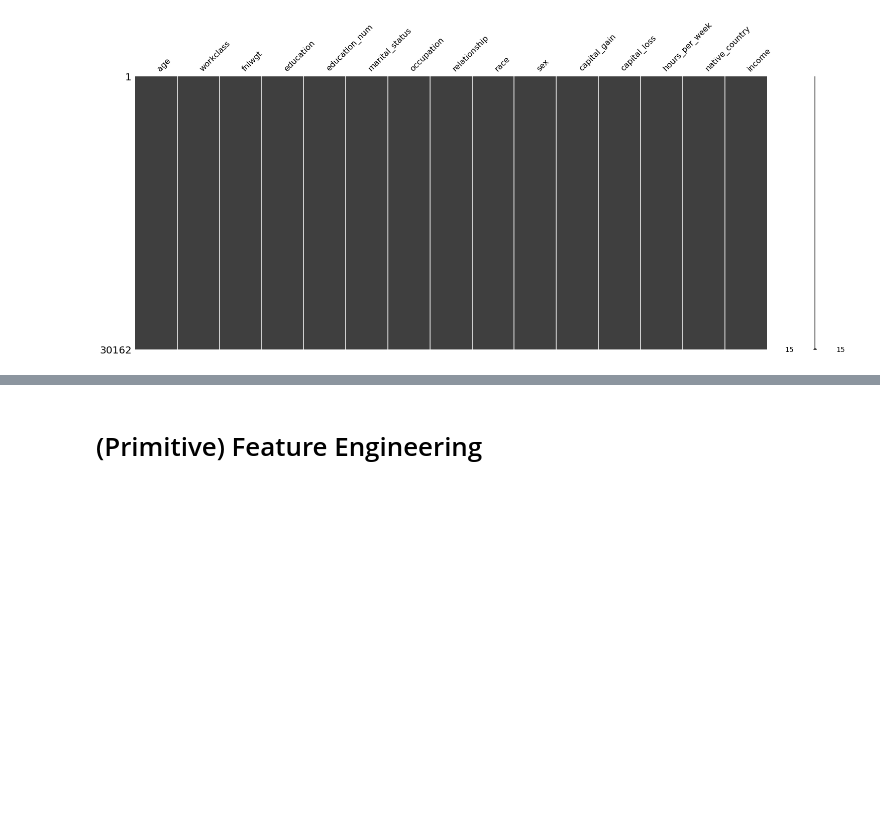
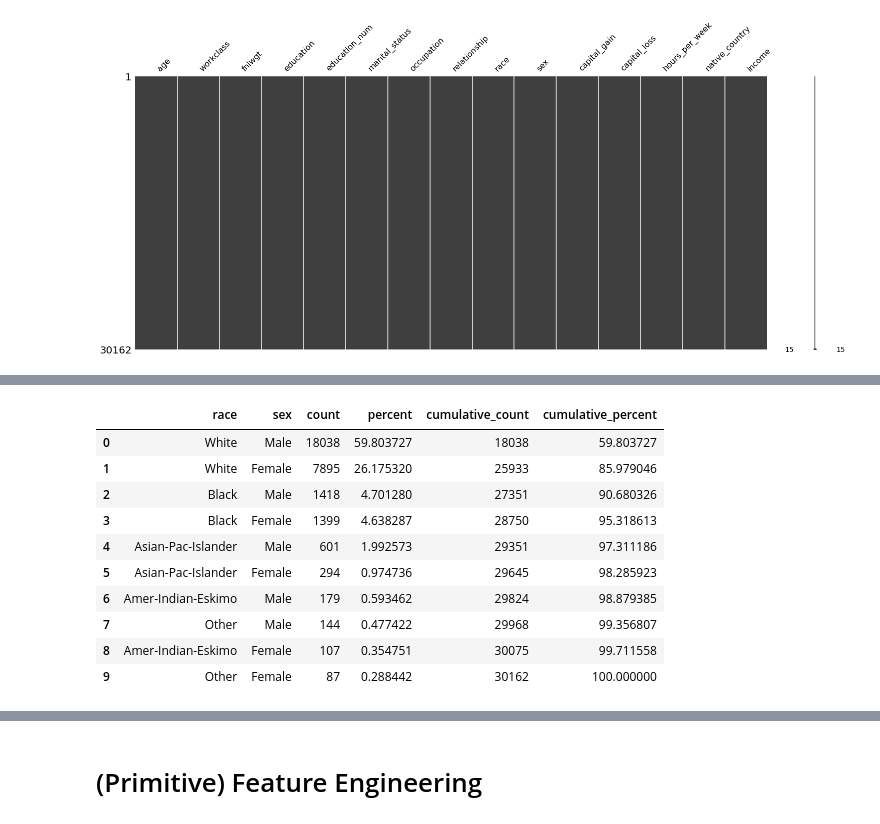
Before and after one commit to sesise0307/pydata2021-eda, a Jupyter notebook: notebook/2_Data_Loading_and_Preprocessing.ipynb, the cells around one changed output, grey strips where cells are left out. Saved outputs shown, nothing was run; the diff lists cells and outputs as text; code cells hidden in the pictures; blank space fills up the shorter version.

```diff
--- a/notebook/2_Data_Loading_and_Preprocessing.ipynb
+++ b/notebook/2_Data_Loading_and_Preprocessing.ipynb
@@ -276,0 +309,14 @@ msno.matrix(df);
+# %%
+df.stb.freq(['race', 'sex'])
+# %% [output]
+|  | race | sex | count | percent | cumulative_count | cumulative_percent |
+| 0 | White | Male | 18038 | 59.803727 | 18038 | 59.803727 |
+| 1 | White | Female | 7895 | 26.175320 | 25933 | 85.979046 |
+| 2 | Black | Male | 1418 | 4.701280 | 27351 | 90.680326 |
+| 3 | Black | Female | 1399 | 4.638287 | 28750 | 95.318613 |
+| 4 | Asian-Pac-Islander | Male | 601 | 1.992573 | 29351 | 97.311186 |
+| 5 | Asian-Pac-Islander | Female | 294 | 0.974736 | 29645 | 98.285923 |
+| 6 | Amer-Indian-Eskimo | Male | 179 | 0.593462 | 29824 | 98.879385 |
+| 7 | Other | Male | 144 | 0.477422 | 29968 | 99.356807 |
+| 8 | Amer-Indian-Eskimo | Female | 107 | 0.354751 | 30075 | 99.711558 |
+| 9 | Other | Female | 87 | 0.288442 | 30162 | 100.000000 |
```
Also changed, not shown: parts of 7 cells of this notebook, 5 other files.
